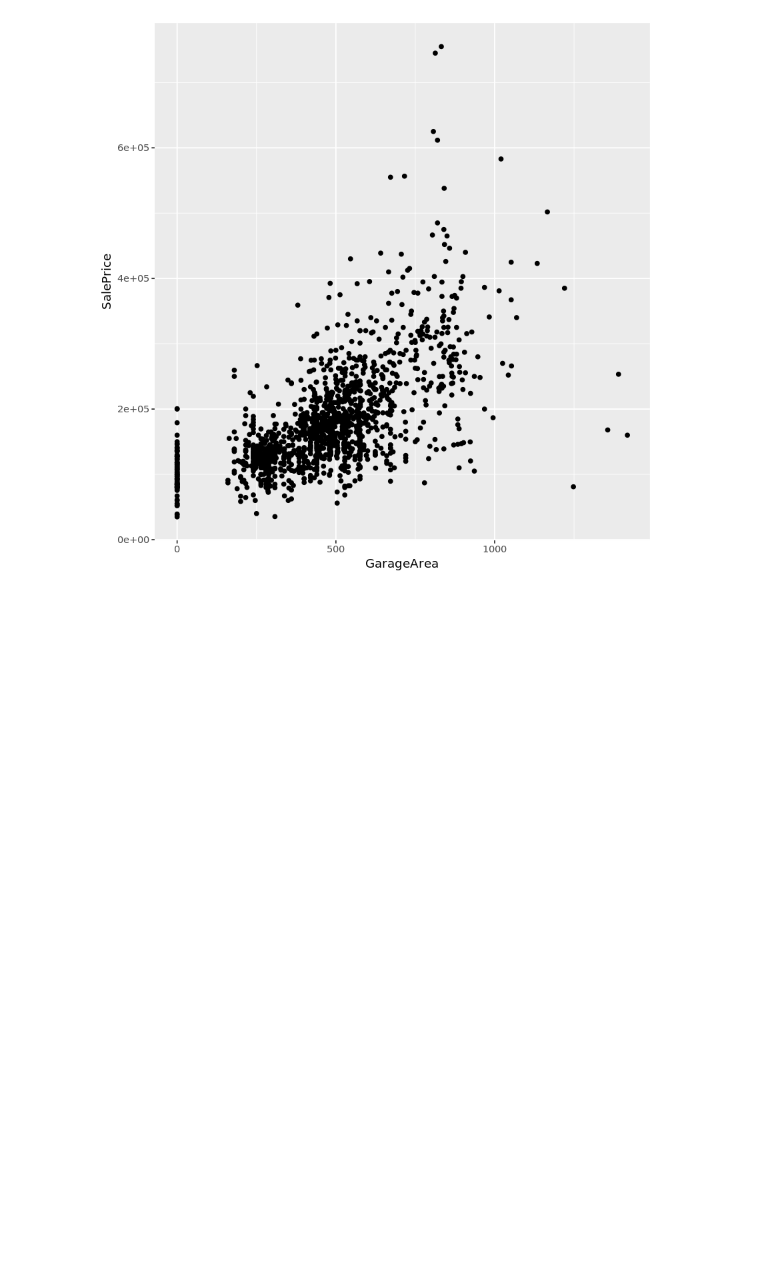
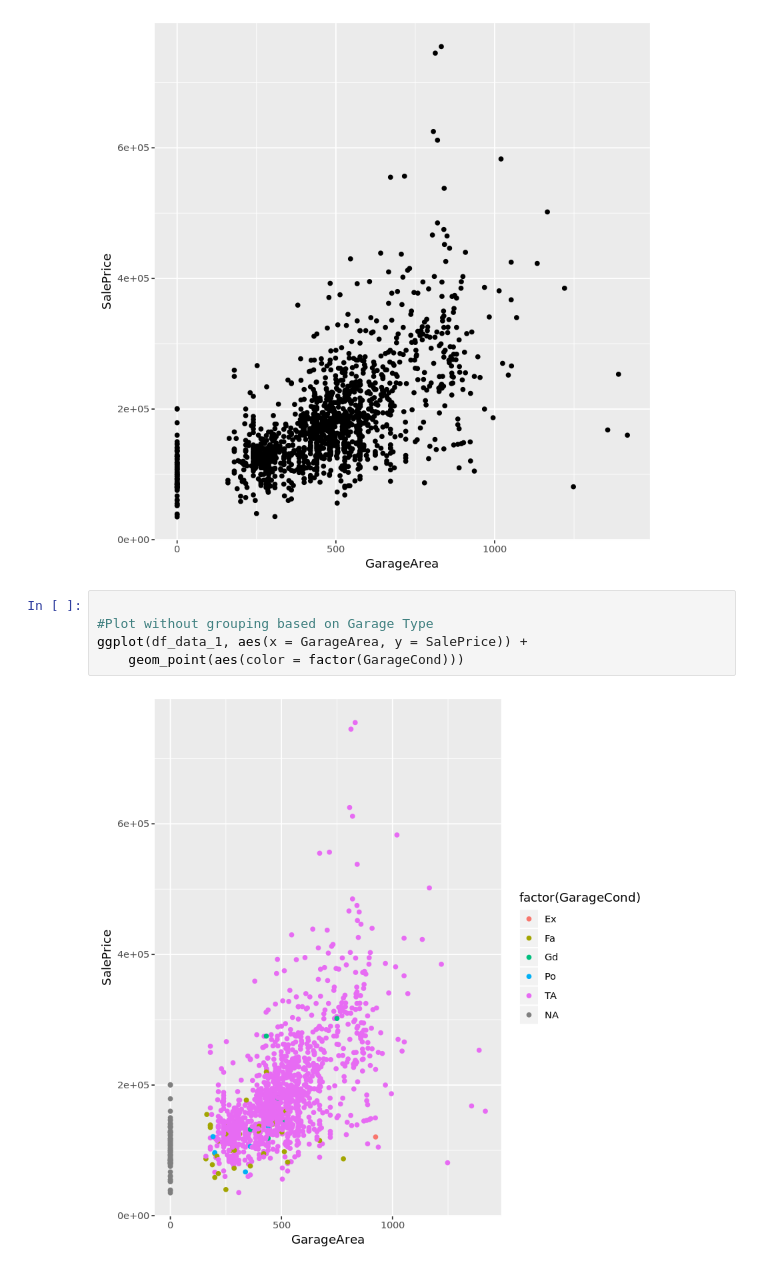
Before and after one commit to sasandoalfonsus/Datascience-Telkomathon, a Jupyter notebook: R_Analysis.ipynb, the cells around one changed output. Cells and saved outputs as stored; diff of their text form; blank space fills up the shorter version.

```diff
--- a/R_Analysis.ipynb
+++ b/R_Analysis.ipynb
@@ -44,3 +62,10 @@ ggplot(df_data_1, aes(x = GarageArea, y = SalePrice)) +
     geom_point()
 # %% [output]
 [figure]
+# %%
+
+#Plot without grouping based on Garage Type
+ggplot(df_data_1, aes(x = GarageArea, y = SalePrice)) +
+    geom_point(aes(color = factor(GarageCond)))
+# %% [output]
+[figure, added]
```
Also changed, not shown: parts of 3 cells of this notebook.
